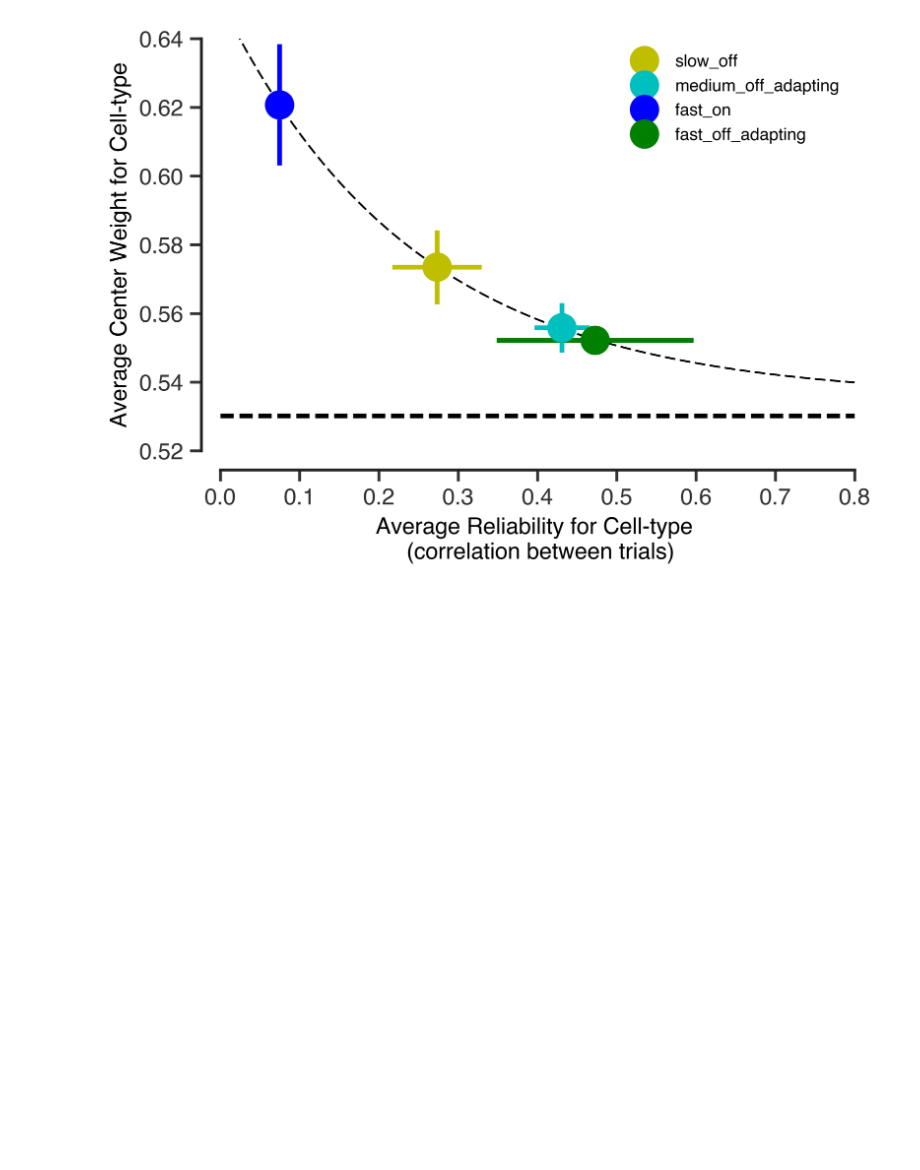
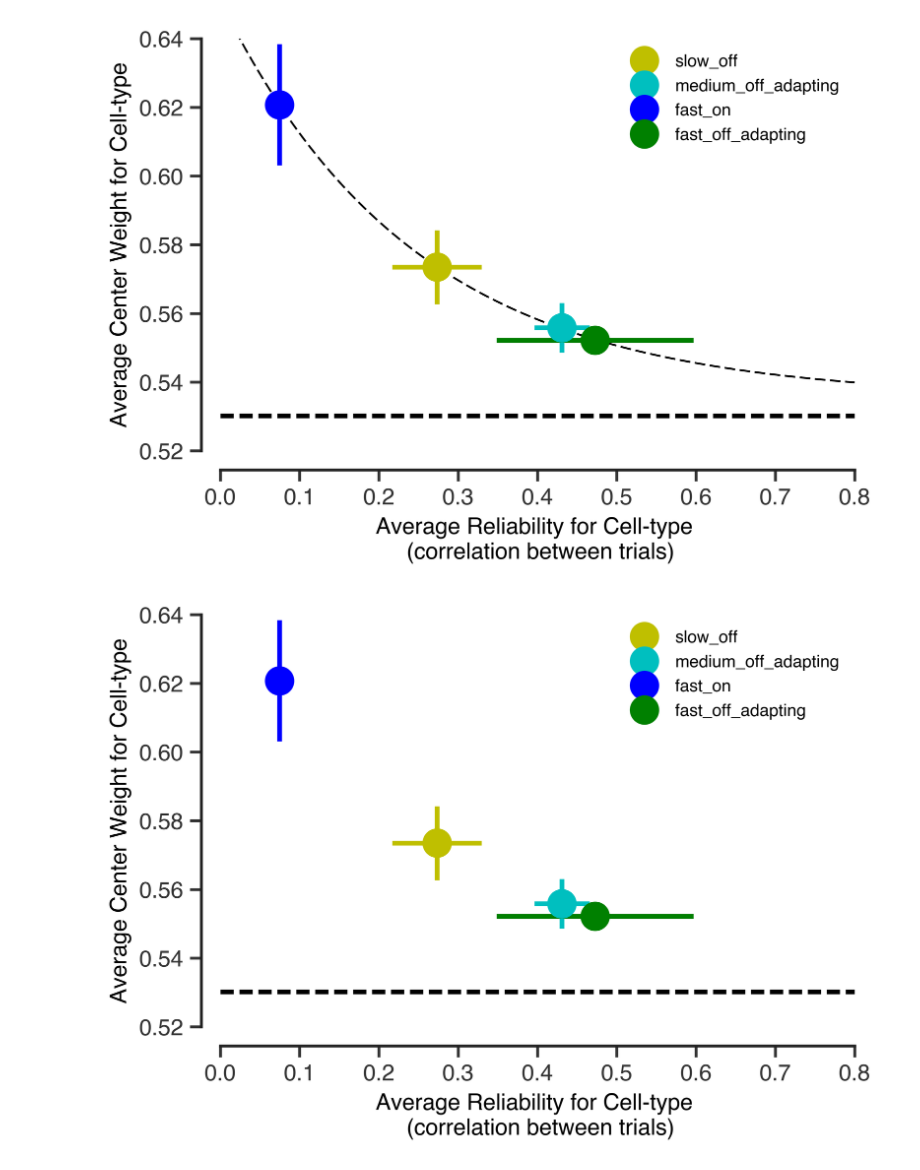
Before and after one commit to lmcintosh/ipython-notebooks, a Jupyter notebook: baccuslab/Surround - 4-4 LN models of all cells by cell type.ipynb, the cells around one changed output. Cells and saved outputs as stored; diff of their text form; code cells hidden in the pictures; blank space fills up the shorter version.

```diff
--- a/baccuslab/Surround - 4-4 LN models of all cells by cell type.ipynb
+++ b/baccuslab/Surround - 4-4 LN models of all cells by cell type.ipynb
@@ -378,3 +388,26 @@ plt.ylim(0.52, 0.64)
 adjust_spines(plt.gca())
 # %% [output]
 [figure]
+# %%
+how_far = 0.8
+
+# plot exponential fit
+# x = np.linspace(0,how_far,100)
+# plt.plot(x, exponential_fit(x, *popt), 'k--', linewidth=1)
+
+for i,name in enumerate(fit_ordering):
+      plt.errorbar(mean_reliability[i], mean_cws[i], yerr=sem_cws[i], xerr=sem_reliability[i], fmt='o',
+                  label=name, color=colorscheme[name])
+
+plt.plot(np.linspace(0,how_far,10), 10*[ideal_cw], 'k--')
+
+# plt.errorbar(mean_reliability[:-1], mean_cws, yerr=sem_cws, xerr=sem_reliability[:-1], fmt='o')
+plt.legend(loc='upper right', frameon=False, fontsize=9)
+plt.xlabel('Average Reliability for Cell-type \n (correlation between trials)')
+plt.ylabel('Average Center Weight for Cell-type')
+plt.xlim(0,how_far)
+plt.ylim(0.52, 0.64)
+adjust_spines(plt.gca())
+plt.savefig('Center weight versus noise.pdf')
+# %% [output]
+[figure, added]
```
Also changed, not shown: parts of 3 cells of this notebook.
